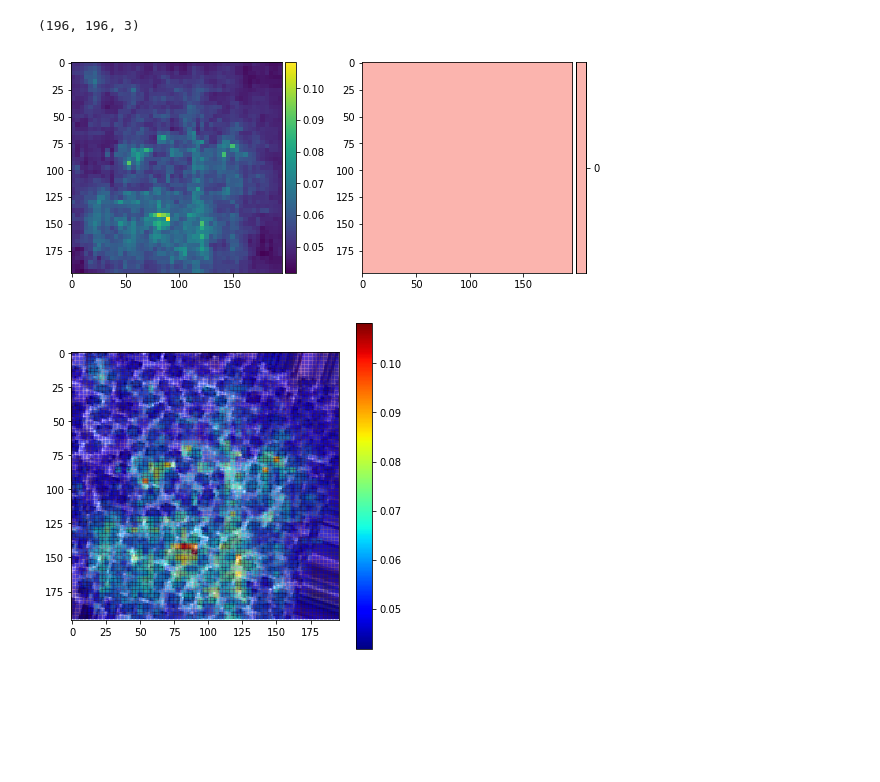
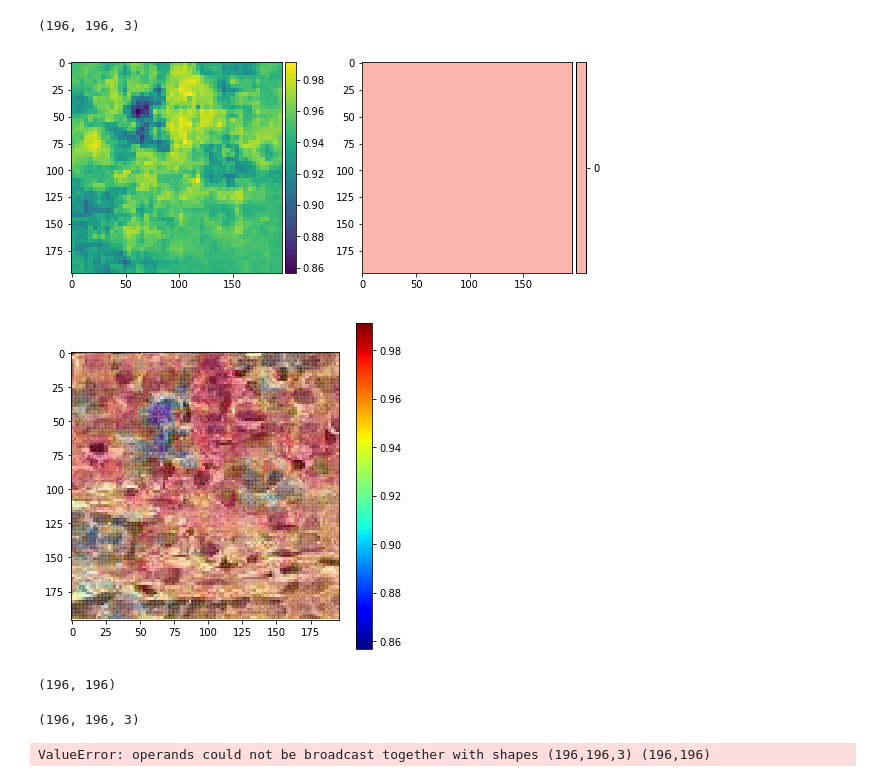
Before and after one commit to pengnam/CancerDetection, a Jupyter notebook: (WORKING) Resnet50.ipynb, the cells around one changed output. Drawn from its saved outputs; the diff is of its cells as text; code cells hidden in the pictures; blank space fills up the shorter version.

Commit message:
Update visualisations

```diff
--- a/(WORKING) Resnet50.ipynb
+++ b/(WORKING) Resnet50.ipynb
@@ -613,4 +608,4 @@ res5c_branch2c
 # %%
-for layer in my_model.layers[0].layers:
+for layer in reversed(my_model.layers[0].layers):
     if isinstance(layer, layers.Conv2D):
         visualize_layer(my_model.layers[0], layer.name)
@@ -645,7 +621,7 @@ from keras.applications import inception_v3
 from keras import backend as K
 
 
-base_image_path = "base_dir/rsz_plain-white-background.jpg"
+base_image_path = "input/subset_data/test_with_outputs/0bee7fbb279baaadf3dce8eef641c2269d12030b.tif"
 result_prefix = "deepdream"
 
 # These are the names of the layers
@@ -656,7 +632,9 @@ result_prefix = "deepdream"
 settings = {
     'features': {
         'conv1': 0.2,
-        'res2b_branch2a': 1.5,
+        'res3b_branch2b':0.1,
+        'res5b_branch2a':0.1
+
     },
 }
 
@@ -766,10 +744,10 @@ and compare the result to the (resized) original image.
 
 
 # Playing with these hyperparameters will also allow you to achieve new effects
-step = 0.1  # Gradient ascent step size
+step = 0.02  # Gradient ascent step size
 num_octave = 8  # Number of scales at which to run gradient ascent
 octave_scale = 1.1  # Size ratio between scales
-iterations = 300  # Number of ascent steps per scale
+iterations = 10  # Number of ascent steps per scale
 max_loss = 10.
 
 img = preprocess_image(base_image_path)
@@ -910,3 +907,5 @@ def iter_occlusion(image, size=8):
 
             yield x - occlusion_padding, y - occlusion_padding, \
                   tmp[occlusion_padding:tmp.shape[0] - occlusion_padding, occlusion_padding:tmp.shape[1] - occlusion_padding]
+# %%
+X_train, Y_train = next(valid_generator)
@@ -913,7 +930,10 @@ def iter_occlusion(image, size=8):
 # %%
-i = 30  # for example
+i = 11
+# for example
 data = X_train[i]
+print(Y_train[i])
 correct_class = np.argmax(Y_train[i])
+print(correct_class)
 
 # input tensor for model.predict
 inp = data.reshape(1, IMG_SIZE, IMG_SIZE, 3)
@@ -927,3 +947,4 @@ occlusion_size = 4
 
 # preview
 _ = plt.imshow(img)
+plt.savefig("preocclusion-%d-%d.png"%(i,Y_train[i]))
@@ -1020,20 +1039,30 @@ cbar2.ax.set_yticklabels([n for n in np.unique(class_pixels)])
 fig.tight_layout()
 
 plt.show()
-save_img('heatmap.png', deprocess_image(np.copy(img)))
 # %% [output]
-[figure, old version]
+[figure, new version]
 # %%
 import cv2
 
 plt.figure(figsize=(6, 6))
 
 plt.imshow(img, cmap=cm.gray)
 
-plt.pcolormesh(heatmap, cmap=plt.cm.jet, alpha=0.20)
+plt.pcolormesh(heatmap, cmap=plt.cm.jet, alpha=0.1)
 plt.colorbar().solids.set(alpha=1)
-
+plt.savefig("occlusion-%d-%f.png"%(i, pred))
 plt.show()
-save_img('occlusion.png', deprocess_image(np.copy(img)))
 # %% [output]
-[figure, old version]
+[figure, new version]
+# %%
+heatmap.shape
+# %% [output]
+(196, 196)
+# %%
+img.shape
+# %% [output]
+(196, 196, 3)
+# %%
+new_img = np.multiply(img[0], heatmap)
+# %% [output]
+ValueError: operands could not be broadcast together with shapes (196,196,3) (196,196)
```
Also changed, not shown: parts of 27 cells of this notebook.
